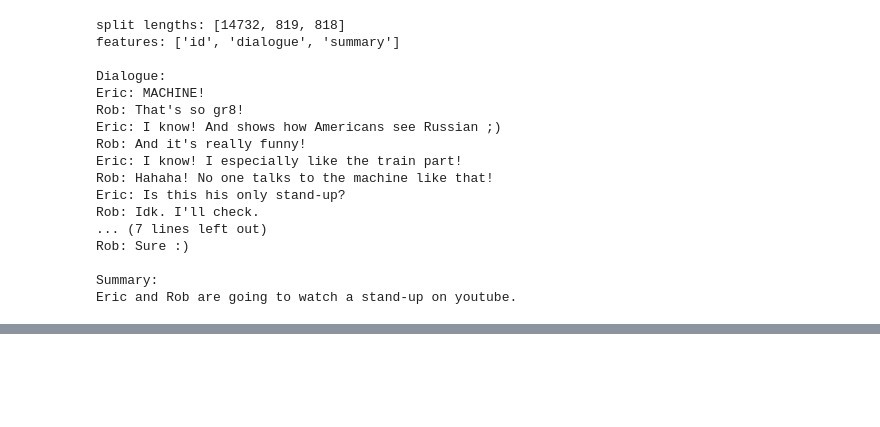
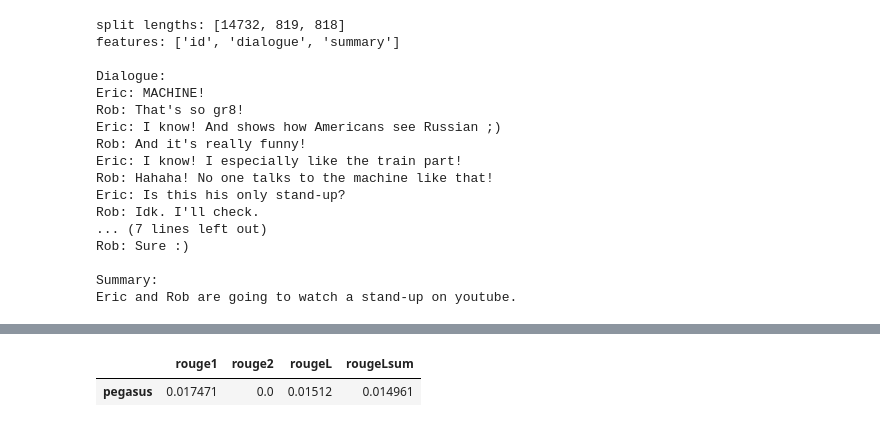
Before and after one commit to alfandysurya2/portfolio, a Jupyter notebook: Intermediate MLOps Project 1 - Text Summarizer (NLP)/notebook/TextSummarizer_Colab.ipynb, the cells around one changed output, grey strips where cells are left out. Cells and saved outputs as stored; diff of their text form; code cells hidden in the pictures; blank space fills up the shorter version.

```diff
--- a/Intermediate MLOps Project 1 - Text Summarizer (NLP)/notebook/TextSummarizer_Collab.ipynb
+++ b/Intermediate MLOps Project 1 - Text Summarizer (NLP)/notebook/TextSummarizer_Colab.ipynb
@@ -172,0 +198,6 @@ def convert_examples_to_features(data):
+# %%
+def generate_batch_sized_chunks(list_of_elements, batch_size):
+    """split the dataset into smaller batches that we can process simultaneously
+    Yield successive batch-sized chunks from list_of_elements."""
+    for i in range(0, len(list_of_elements), batch_size):
+        yield list_of_elements[i : i + batch_size]
@@ -194,0 +302,18 @@ dataset_samsum_pt['train'][1]
+# %%
+#Training
+seq2seq_data_collator = DataCollatorForSeq2Seq(tokenizer, model=model_pegasus)
+
+trainer_args = TrainingArguments(
+    output_dir = 'pegasus-samsum', num_train_epochs=1, warmup_steps=500,
+    per_device_train_batch_size=1, per_device_eval_batch_size=1,
+    weight_decay=0.01, logging_steps=10,
+    evaluation_strategy = 'steps', eval_steps=500, save_steps=1e6,
+    gradient_accumulation_steps=16
+)
+
+trainer = Trainer(model=model_pegasus, args=trainer_args,
+                  tokenizer=tokenizer, data_collator=seq2seq_data_collator,
+                  train_dataset=dataset_samsum_pt['test'],
+                  eval_dataset=dataset_samsum_pt['validation'])
+
+trainer.train()
@@ -194,0 +325,20 @@ dataset_samsum_pt['train'][1]
+# %%
+# Evaluation
+rouge_names = ['rouge1', 'rouge2', 'rougeL', 'rougeLsum']
+rouge_metric = load_metric('rouge')
+
+score = calculate_metric_on_test_ds(
+    dataset_samsum['test'][0:10],
+    rouge_metric,
+    trainer.model,
+    tokenizer,
+    batch_size=2,
+    column_text='dialogue',
+    column_summary= 'summary'
+)
+
+rouge_dict = dict((rn, score[rn].mid.fmeasure) for rn in rouge_names)
+pd.DataFrame(rouge_dict, index=[f'pegasus'])
+# %% [output]
+|  | rouge1 | rouge2 | rougeL | rougeLsum |
+| pegasus | 0.017471 | 0.0 | 0.01512 | 0.014961 |
```
Also changed, not shown: parts of 17 cells of this notebook.
